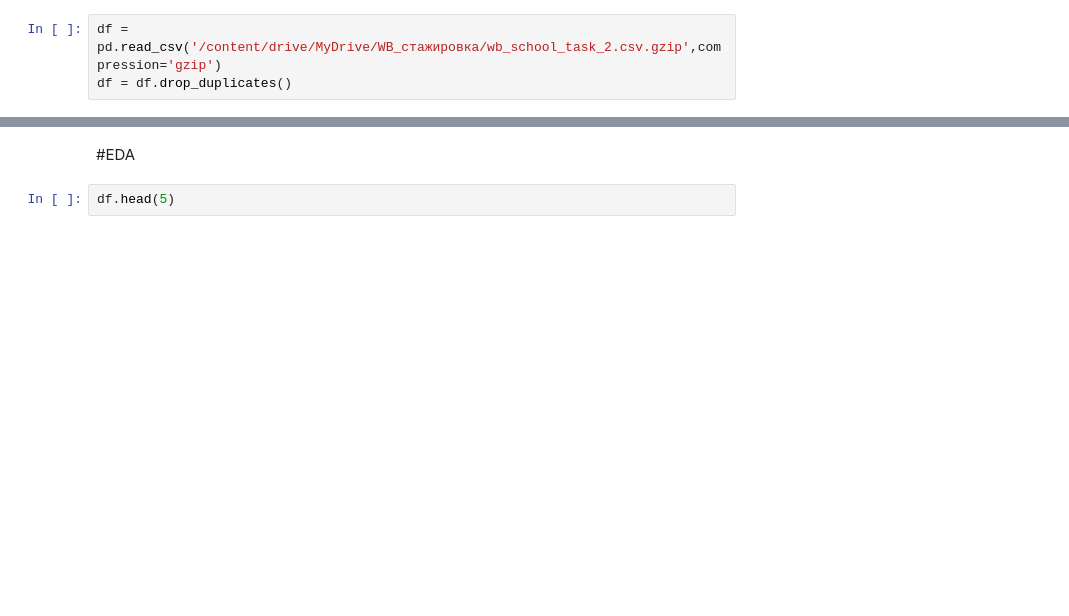
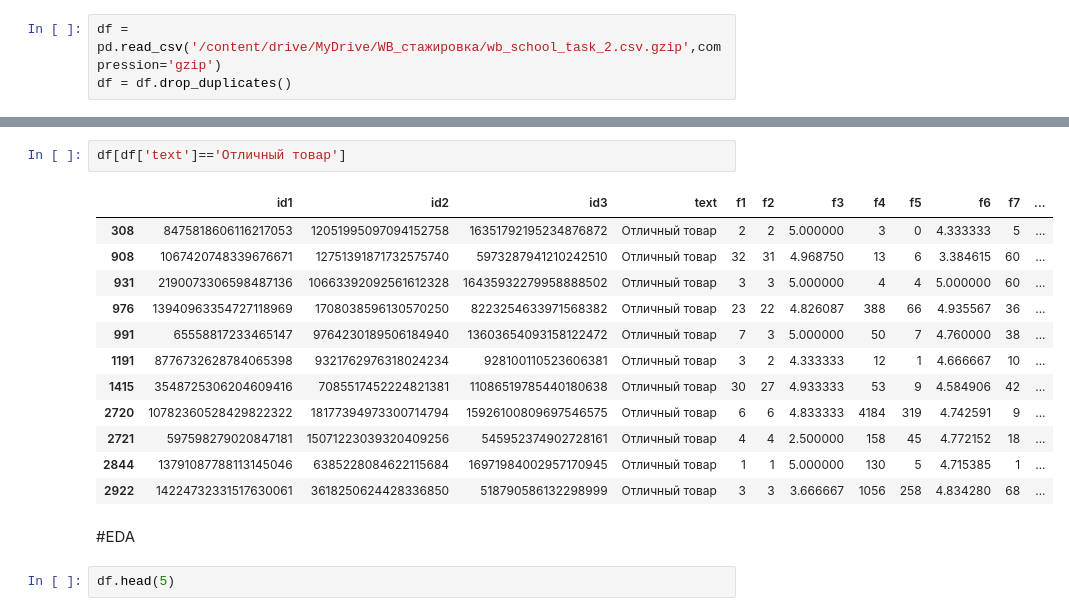
Before and after one commit to Dicere/WB_Internship, a Jupyter notebook: 0_0_EDA.ipynb, the cells around one changed output, grey strips where cells are left out. Drawn from its saved outputs; the diff is of its cells as text; blank space fills up the shorter version.

Commit message:
identical review texts with different labels

```diff
--- a/0_0_EDA.ipynb
+++ b/0_0_EDA.ipynb
@@ -27,3 +66,18 @@ df = df.drop_duplicates()
+# %%
+df[df['text']=='Отличный товар']
+# %% [output]
+|  | id1 | id2 | id3 | text | f1 | f2 | f3 | f4 | f5 | f6 | f7 | ... |
+| 308 | 8475818606116217053 | 12051995097094152758 | 16351792195234876872 | Отличный товар | 2 | 2 | 5.000000 | 3 | 0 | 4.333333 | 5 | ... |
+| 908 | 1067420748339676671 | 12751391871732575740 | 5973287941210242510 | Отличный товар | 32 | 31 | 4.968750 | 13 | 6 | 3.384615 | 60 | ... |
+| 931 | 2190073306598487136 | 10663392092561612328 | 16435932279958888502 | Отличный товар | 3 | 3 | 5.000000 | 4 | 4 | 5.000000 | 60 | ... |
+| 976 | 13940963354727118969 | 1708038596130570250 | 8223254633971568382 | Отличный товар | 23 | 22 | 4.826087 | 388 | 66 | 4.935567 | 36 | ... |
+| 991 | 65558817233465147 | 9764230189506184940 | 13603654093158122472 | Отличный товар | 7 | 3 | 5.000000 | 50 | 7 | 4.760000 | 38 | ... |
+| 1191 | 8776732628784065398 | 9321762976318024234 | 928100110523606381 | Отличный товар | 3 | 2 | 4.333333 | 12 | 1 | 4.666667 | 10 | ... |
+| 1415 | 3548725306204609416 | 7085517452224821381 | 11086519785440180638 | Отличный товар | 30 | 27 | 4.933333 | 53 | 9 | 4.584906 | 42 | ... |
+| 2720 | 10782360528429822322 | 18177394973300714794 | 15926100809697546575 | Отличный товар | 6 | 6 | 4.833333 | 4184 | 319 | 4.742591 | 9 | ... |
+| 2721 | 597598279020847181 | 15071223039320409256 | 545952374902728161 | Отличный товар | 4 | 4 | 2.500000 | 158 | 45 | 4.772152 | 18 | ... |
+| 2844 | 13791087788113145046 | 6385228084622115684 | 16971984002957170945 | Отличный товар | 1 | 1 | 5.000000 | 130 | 5 | 4.715385 | 1 | ... |
+| 2922 | 14224732331517630061 | 3618250624428336850 | 518790586132298999 | Отличный товар | 3 | 3 | 3.666667 | 1056 | 258 | 4.834280 | 68 | ... |
 # %% [markdown]
 #EDA
 # %%
```
Also changed, not shown: parts of 5 cells of this notebook.
